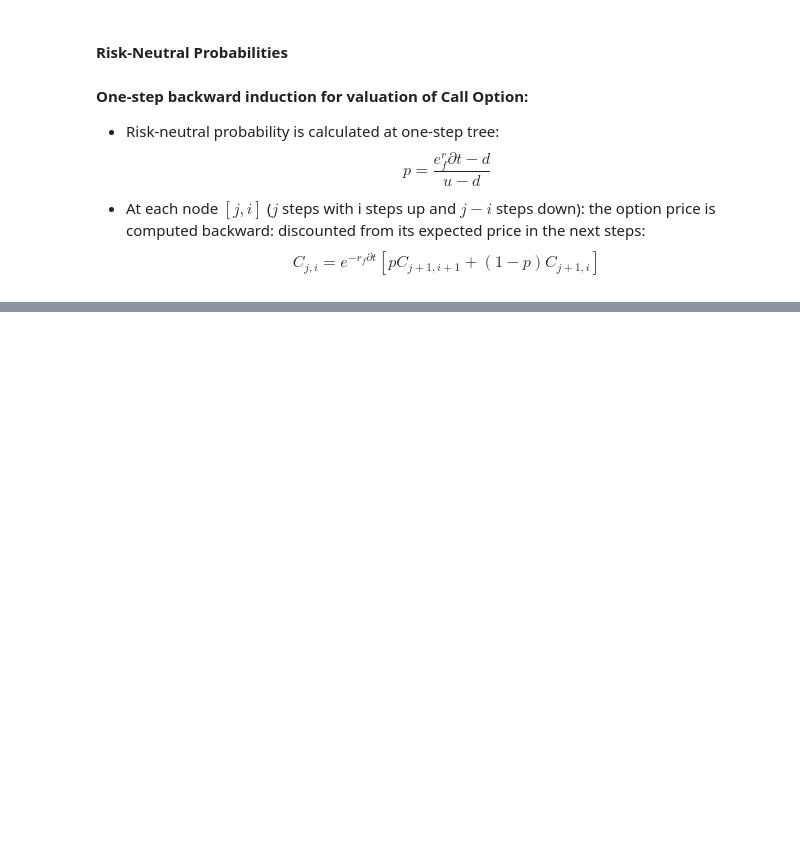
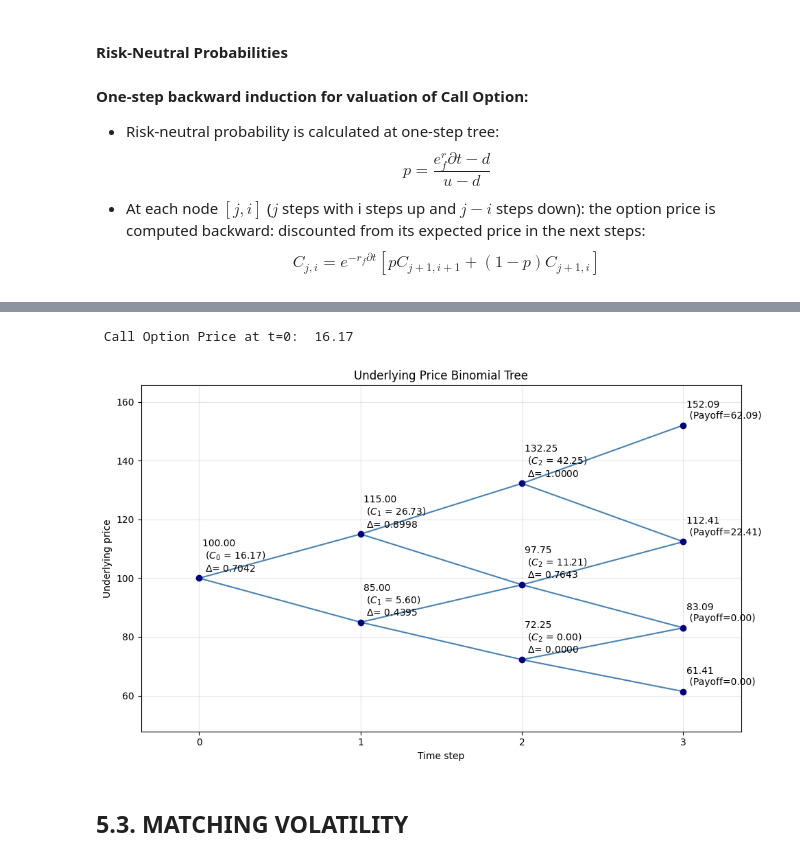
Before and after one commit to grandananas/FinancialPrinciples, a Jupyter notebook: 1_BinomialTree.ipynb, the cells around one changed output, grey strips where cells are left out. Saved outputs shown, nothing was run; the diff lists cells and outputs as text; code cells hidden in the pictures; blank space fills up the shorter version.

Commit message:
Update binomial tree teaching notebook

```diff
--- a/1_BinomialTree.ipynb
+++ b/1_BinomialTree.ipynb
@@ -214,0 +240,58 @@ NameError: name 'binomial_put_full' is not defined
+# %%
+call_price, C_paths, S_paths, Delta_paths = binomial_call_delta(100, 90, 1, 0, 1.15, 0.85, 3)
+#print("Underlying Price Evolution:\n", S_paths)
+#print("\n Call Option Payoff:\n", C_paths)
+print("\n Call Option Price at t=0: ", "{:.2f}".format(call_price))
+#print("\n Delta at t=0: ", "{:.3f}".format(Delta_paths[0, 0]))
+# %% [output]
+ Call Option Price at t=0:  16.17
+# %%
+# Below plot code snippet is created by AI
+N = S_paths.shape[0] - 1
+
+fig, ax = plt.subplots(figsize=(10, 6))
+
+# Connect each node to its down and up successors
+for j in range(N):
+    for i in range(j + 1):
+        price = S_paths[j, i]
+
+        ax.plot(
+            [j, j + 1],
+            [price, S_paths[j + 1, i]],
+            color="steelblue"
+        )
+        ax.plot(
+            [j, j + 1],
+            [price, S_paths[j + 1, i + 1]],
+            color="steelblue"
+        )
+
+# Draw and label valid nodes only
+for j in range(N + 1):
+    for i in range(j + 1):
+        price = S_paths[j, i]
+        call_p = C_paths[j,i]
+        delta = Delta_paths[j, i] if j < N else None  # Delta is only defined for non-terminal nodes
+        ax.scatter(j, price, color="navy", zorder=3)
+        ax.annotate(
+            f"{price:.2f} \n ($C_{j}$ = {call_p:.2f}) \n $\Delta$= {delta:.4f}" if delta is not None else f"{price:.2f} \n (Payoff={call_p:.2f})",
+            (j, price),
+            xytext=(3, 7),
+            textcoords="offset points"
+        )
+
+ax.set(
+    title="Underlying Price Binomial Tree",
+    xlabel="Time step",
+    ylabel="Underlying price"
+)
+ax.set_xticks(range(N + 1))
+ax.margins(x=0.12, y=0.15)
+ax.grid(alpha=0.3)
+plt.tight_layout()
+plt.show()
+# %% [output]
+[figure, added]
+# %% [markdown]
+## **5.3. MATCHING VOLATILITY**
```
Also changed, not shown: parts of 13 cells of this notebook.
